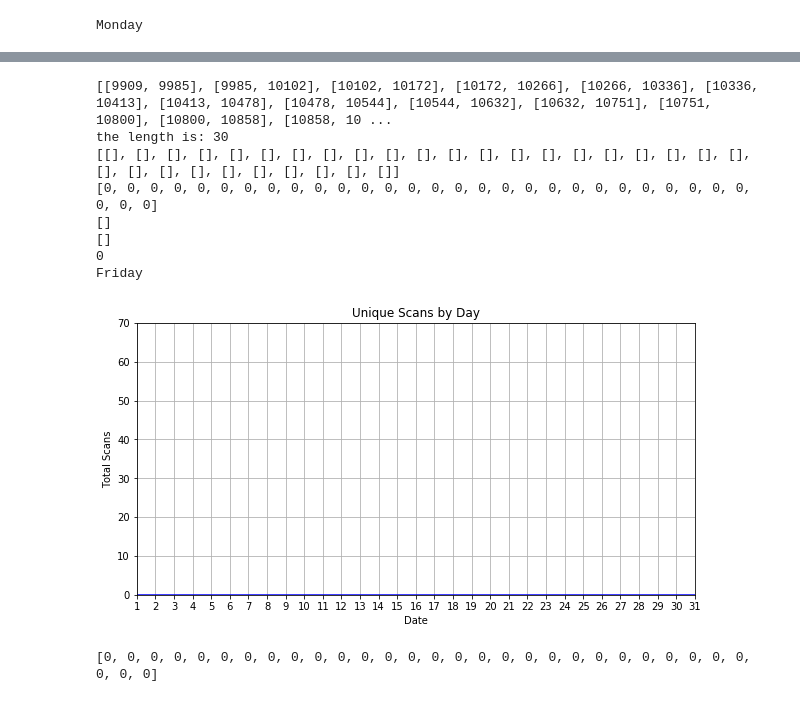
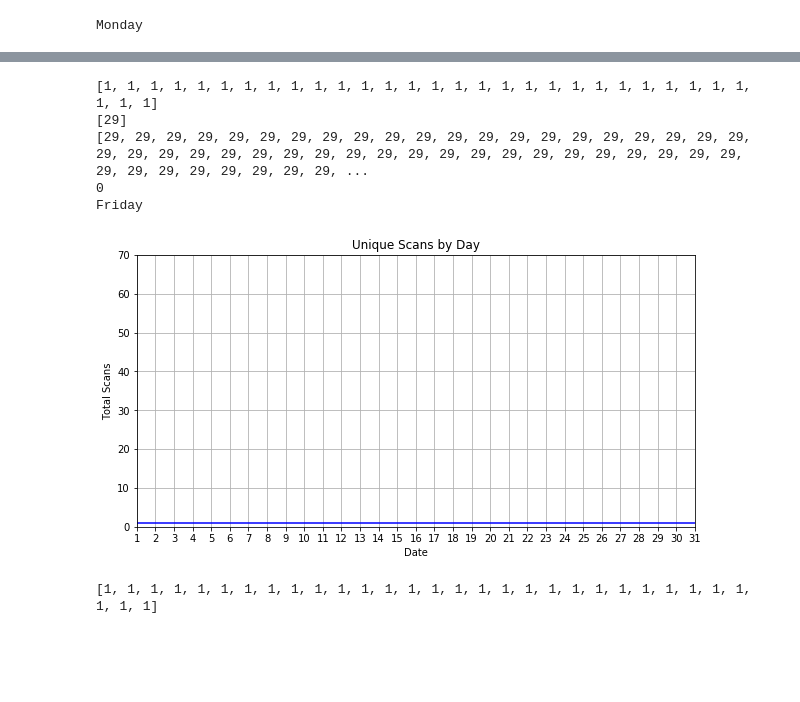
Before and after one commit to cronand3/Dog-Park-Project, a Jupyter notebook: Ally.ipynb, the cells around one changed output, grey strips where cells are left out. Drawn from its saved outputs; the diff is of its cells as text; code cells hidden in the pictures; blank space fills up the shorter version.

```diff
--- a/Ally.ipynb
+++ b/Ally.ipynb
@@ -443,7 +443,7 @@ else:
 # %% [output]
 Monday
 # %%
-def find_most_popular_day_of_month(month_data, length_of_month, month_num, year_num, date_array):
+def find_most_popular_day_of_month(length_of_month, month_num, year_num, date_array):
 
 
     # finds the indices in the dataset of each day in the given input month
@@ -454,19 +454,19 @@ def find_most_popular_day_of_month(month_data, length_of_month, month_num, year_
         beginend = [begin1, end1]
         month_year_list.append(beginend)
         i+=1
-    print(month_year_list)
-    print("the length is:",len(month_year_list))
+    #print(month_year_list)
+    #print("the length is:",len(month_year_list))
 
     # add all the unique ID's to a new list of strings for each month
     userid_monthyear = []
     total_month = []
     for t in range(length_of_month):
-        for i in range(0,len(month_data)):
-            userid_monthyear.append(month_data[i][1])
+        for i in range(0,len(date_array)):
+            userid_monthyear.append(date_array[i][1])
         temp = userid_monthyear[month_year_list[t-1][0]:month_year_list[t-1][1]]
         total_month.append(temp)
         t+=1
-    print(total_month)
+   # print(total_month)
 
     # find daily frequencies
     dailyfreq_ = []
@@ -529,13 +531,10 @@ len
 # %%
-find_most_popular_day_of_month(july2016, 31, 7, 2016, dates_2016)
+find_most_popular_day_of_month(31, 7, 2016, dates_2016)
 # %% [output]
-[[9909, 9985], [9985, 10102], [10102, 10172], [10172, 10266], [10266, 10336], [10336, 10413], [10413, 10478], [10478, 10544], [10544, 10632], [10632, 10751], [10751, 10800], [10800, 10858], [10858, 10 ...
-the length is: 30
-[[], [], [], [], [], [], [], [], [], [], [], [], [], [], [], [], [], [], [], [], [], [], [], [], [], [], [], [], [], [], []]
-[0, 0, 0, 0, 0, 0, 0, 0, 0, 0, 0, 0, 0, 0, 0, 0, 0, 0, 0, 0, 0, 0, 0, 0, 0, 0, 0, 0, 0, 0, 0]
-[]
-[]
+[1, 1, 1, 1, 1, 1, 1, 1, 1, 1, 1, 1, 1, 1, 1, 1, 1, 1, 1, 1, 1, 1, 1, 1, 1, 1, 1, 1, 1, 1, 1]
+[29]
+[29, 29, 29, 29, 29, 29, 29, 29, 29, 29, 29, 29, 29, 29, 29, 29, 29, 29, 29, 29, 29, 29, 29, 29, 29, 29, 29, 29, 29, 29, 29, 29, 29, 29, 29, 29, 29, 29, 29, 29, 29, 29, 29, 29, 29, 29, 29, 29, 29, 29, ...
 0
 Friday
-[figure, old version]
+[figure, new version]
-[0, 0, 0, 0, 0, 0, 0, 0, 0, 0, 0, 0, 0, 0, 0, 0, 0, 0, 0, 0, 0, 0, 0, 0, 0, 0, 0, 0, 0, 0, 0]
+[1, 1, 1, 1, 1, 1, 1, 1, 1, 1, 1, 1, 1, 1, 1, 1, 1, 1, 1, 1, 1, 1, 1, 1, 1, 1, 1, 1, 1, 1, 1]
```
Also changed, not shown: parts of 5 cells of this notebook.
